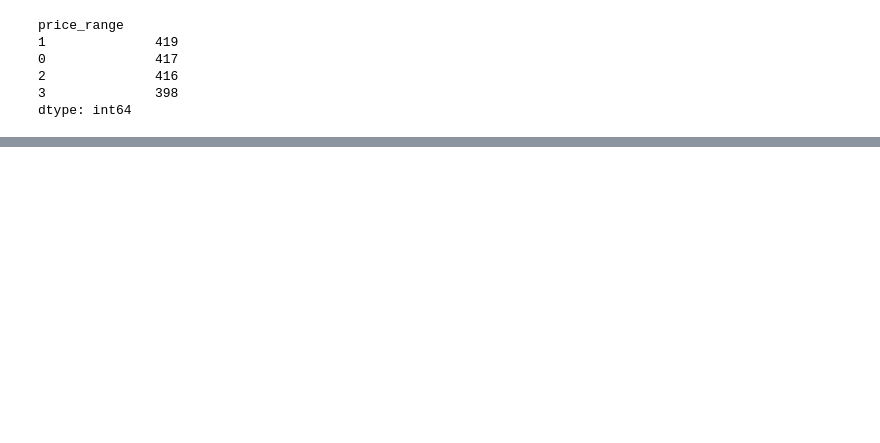
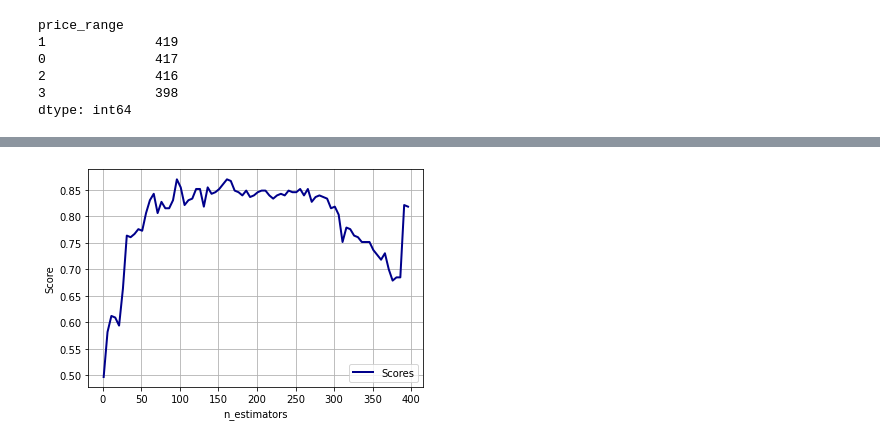
Before and after one commit to nitesh2104/ML, a Jupyter notebook: Supervised-Learning/BOOSTING/Boosting_Price.ipynb, the cells around one changed output, grey strips where cells are left out. Cells and saved outputs as stored; diff of their text form; code cells hidden in the pictures; blank space fills up the shorter version.

```diff
--- a/Supervised-Learning/BOOSTING/Boosting_Price.ipynb
+++ b/Supervised-Learning/BOOSTING/Boosting_Price.ipynb
@@ -192,7 +276,10 @@ plt.legend(loc='lower right')
 # %%
 w = 2
 plt.plot(param_list, clf_score_list, label="Scores", color="darkblue", lw=lw)
-plt.xlabel('C')
+plt.xlabel('n_estimators')
 plt.ylabel("Score")
 plt.grid()
 plt.legend(loc='lower right')
+plt.savefig(os.getcwd() + '/ada_estimators_vs_score.png')
+# %% [output]
+[figure, added]
```
Also changed, not shown: parts of 11 cells of this notebook, 19 other files.
